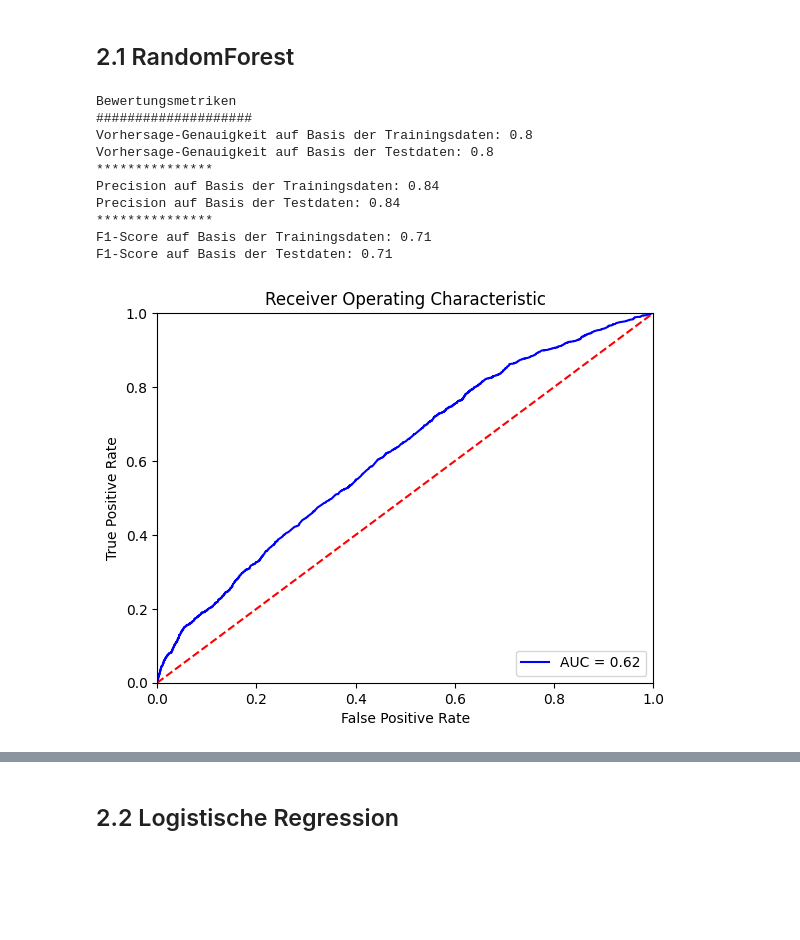
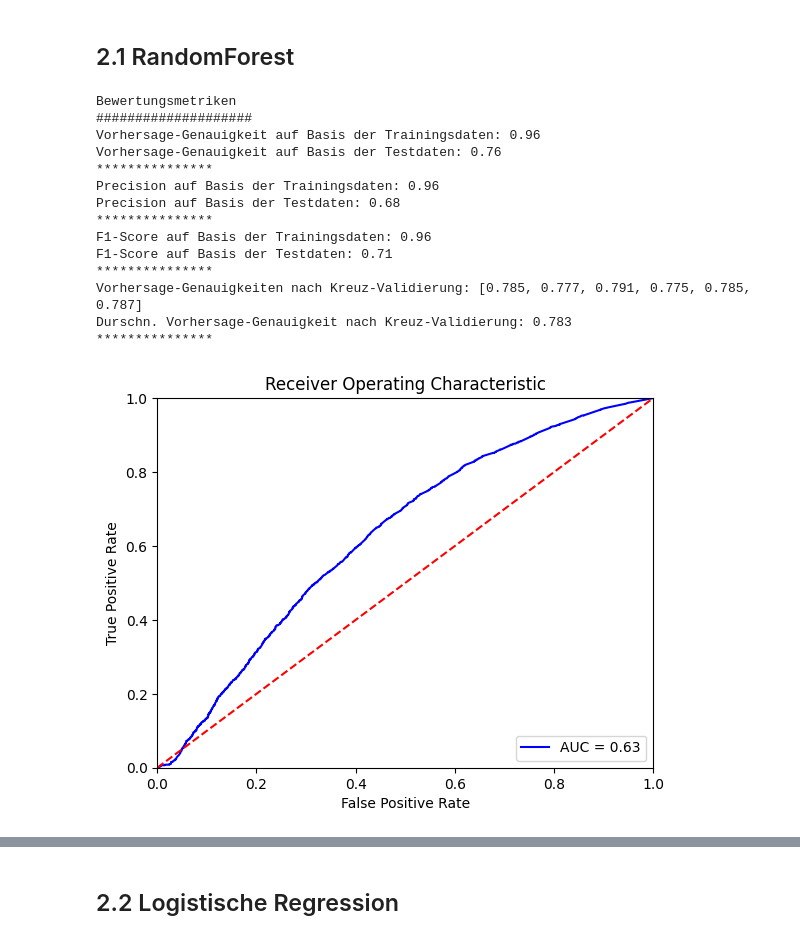
Before and after one commit to sebastianiu/Prognosemodell_Online_Kreditzahlungsverkehr, a Jupyter notebook: models/dev/Modell.ipynb, the cells around one changed output, grey strips where cells are left out. Drawn from its saved outputs; the diff is of its cells as text; code cells hidden in the pictures; blank space fills up the shorter version.

```diff
--- a/models/dev/Modell.ipynb
+++ b/models/dev/Modell.ipynb
@@ -28,6 +28,7 @@ from sklearn.metrics import  precision_score,roc_curve,auc,accuracy_score, confu
 import plotly.express as px
 from plotly.subplots import make_subplots
 import plotly.graph_objects as go
+from sklearn.model_selection import cross_val_score
 
 def Visualisierung_AUC(model,x_test,y_test):
   # Berechnung der Falsch-Positiv-Rate und der Wahr-Positiv-Rate für alle Schwellenwerte der Klassifizierung
@@ -86,6 +87,7 @@ def Visualisierung_Class_Errors(model,x_test,y_test):
 
   field_list = ['PSP','card','country','weekday','3D_secured','amount_quantiles']
   error_rates = pd.DataFrame(columns=['Merkmal','Merkmalswert','class_error','zaehler'])
+
   for field in field_list:
     errors = data.groupby(data[field])['class_error'].sum()
     total = data.groupby(data[field])['zaehler'].sum()
@@ -103,8 +105,15 @@ def Visualisierung_Class_Errors(model,x_test,y_test):
   fig.add_hline(y=max_error_rate,line_dash="dot",annotation_text=str(round(max_error_rate,2))+' %',annotation_position="top left")
   fig.show()
 
-def Model_Bewertung(model,x_train, y_train,x_test, y_test):
+def Model_Bewertung(model,x_train, y_train,x_test, y_test,X,Y):
   y_pred_proba = model.predict_proba(x_test)
+  cross_validation_tmp = cross_val_score(model, X, Y, cv=6)
+  cross_validation=[]
+  for value in cross_validation_tmp:
+    new = round(value,3)
+    cross_validation.append(new)
+
+
   print('Bewertungsmetriken')
   print('#'*20)
   print(f"Vorhersage-Genauigkeit auf Basis der Trainingsdaten: {round(model.score(x_train, y_train),2)}")
@@ -119,6 +128,11 @@ def Model_Bewertung(model,x_train, y_train,x_test, y_test):
   f1_score_test = round(f1_score(y_test,model.predict(x_test),zero_division=1.0,average='weighted'),2)
   print(f"F1-Score auf Basis der Trainingsdaten: {f1_score_train}")
   print(f"F1-Score auf Basis der Testdaten: {f1_score_test}")
+  print('*'*15)
+  print(f"Vorhersage-Genauigkeiten nach Kreuz-Validierung: {cross_validation}")
+  print(f"Durschn. Vorhersage-Genauigkeit nach Kreuz-Validierung: {round(sum(cross_validation)/len(cross_validation),3)}")
+
+  print('*'*15)
 
 # Datenaufbereitung
 label_encoder_PSP = LabelEncoder()
@@ -149,24 +163,28 @@ x_train, x_test, y_train, y_test = train_test_split(X, Y, test_size=0.2)
 # %%
 from sklearn.ensemble import RandomForestClassifier
 
-rfc = RandomForestClassifier(max_depth = 2)
+rfc = RandomForestClassifier()
 rfc.fit(x_train, y_train)
 
-Model_Bewertung(rfc,x_train, y_train,x_test, y_test)
+Model_Bewertung(rfc,x_train, y_train,x_test, y_test,X,Y)
 Visualisierung_AUC(rfc,x_test,y_test)
 Visualisierung_Class_Errors(rfc,x_test,y_test)
 # %% [output]
 Bewertungsmetriken
 ####################
-Vorhersage-Genauigkeit auf Basis der Trainingsdaten: 0.8
-Vorhersage-Genauigkeit auf Basis der Testdaten: 0.8
+Vorhersage-Genauigkeit auf Basis der Trainingsdaten: 0.96
+Vorhersage-Genauigkeit auf Basis der Testdaten: 0.76
 ***************
-Precision auf Basis der Trainingsdaten: 0.84
-Precision auf Basis der Testdaten: 0.84
+Precision auf Basis der Trainingsdaten: 0.96
+Precision auf Basis der Testdaten: 0.68
 ***************
-F1-Score auf Basis der Trainingsdaten: 0.71
+F1-Score auf Basis der Trainingsdaten: 0.96
 F1-Score auf Basis der Testdaten: 0.71
+***************
+Vorhersage-Genauigkeiten nach Kreuz-Validierung: [0.785, 0.777, 0.791, 0.775, 0.785, 0.787]
+Durschn. Vorhersage-Genauigkeit nach Kreuz-Validierung: 0.783
+***************
-[figure, old version]
+[figure, new version]
 [interactive output not drawn]
 # %% [markdown]
 ## 2.2 Logistische Regression
```
Also changed, not shown: parts of 5 cells of this notebook.
